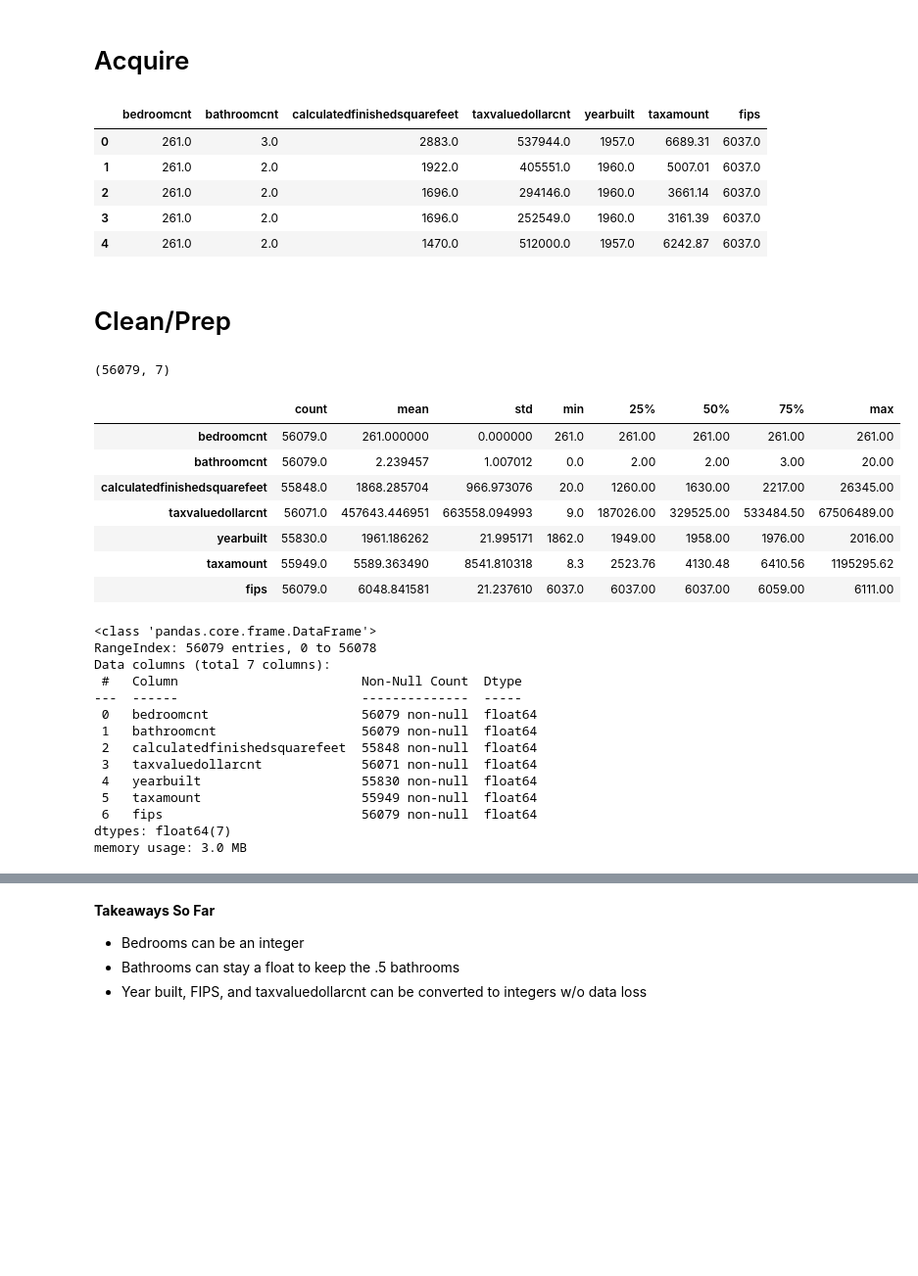
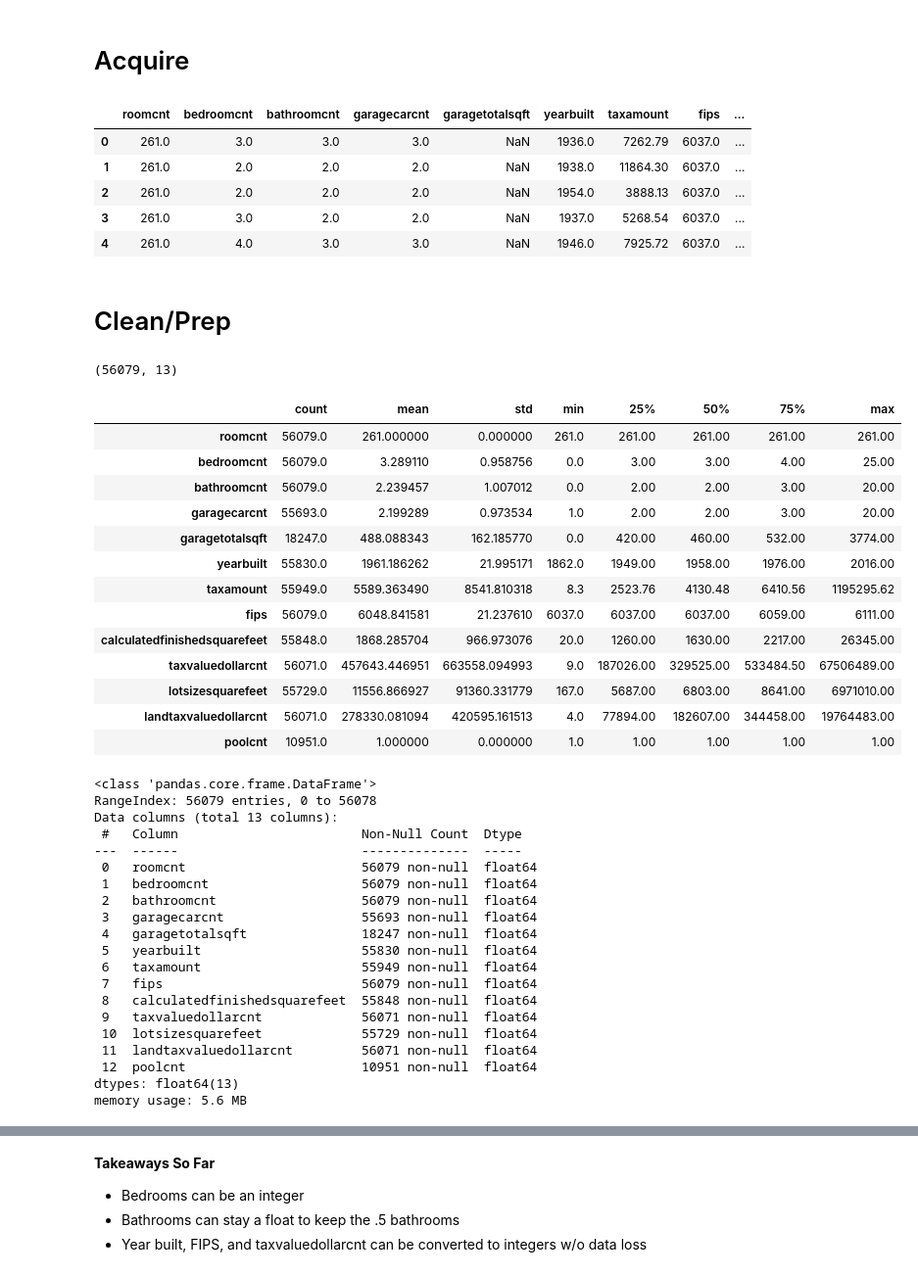
Before and after one commit to SchneemannDavid/regression_project, a Jupyter notebook: working_notebook.ipynb, the cells around one changed output, grey strips where cells are left out. Shown: that part at 98% size. Saved outputs shown, nothing was run; the diff lists cells and outputs as text; code cells hidden in the pictures; blank space fills up the shorter version.

```diff
--- a/working_notebook.ipynb
+++ b/working_notebook.ipynb
@@ -24,15 +24,22 @@ def get_db_url(database):
 # %%
 url = get_db_url('zillow')
 # %%
-df = pd.read_sql('''
+acquire_df = pd.read_sql('''
 SELECT  propertylandusetypeid
+        roomcnt,
         bedroomcnt,
         bathroomcnt,
+        fullbathcnt
+        garagecarcnt,
+        garagetotalsqft,
+        yearbuilt,
+        taxamount,
+        fips,
         calculatedfinishedsquarefeet,
         taxvaluedollarcnt,
-        yearbuilt,
-        taxamount,
-        fips
+        lotsizesquarefeet,
+        landtaxvaluedollarcnt,
+        poolcnt
 FROM properties_2017
 JOIN propertylandusetype USING (propertylandusetypeid)
 JOIN predictions_2017 ON properties_2017.id = predictions_2017.id
@@ -40,45 +47,57 @@ WHERE propertylandusetype.propertylandusedesc = "Single Family Residential"
 AND predictions_2017.transactiondate LIKE "2017%%"
 ''', url)
 # %%
-df.head()
+acquire_df.head()
 # %% [output]
-|  | bedroomcnt | bathroomcnt | calculatedfinishedsquarefeet | taxvaluedollarcnt | yearbuilt | taxamount | fips |
-| 0 | 261.0 | 3.0 | 2883.0 | 537944.0 | 1957.0 | 6689.31 | 6037.0 |
-| 1 | 261.0 | 2.0 | 1922.0 | 405551.0 | 1960.0 | 5007.01 | 6037.0 |
-| 2 | 261.0 | 2.0 | 1696.0 | 294146.0 | 1960.0 | 3661.14 | 6037.0 |
-| 3 | 261.0 | 2.0 | 1696.0 | 252549.0 | 1960.0 | 3161.39 | 6037.0 |
-| 4 | 261.0 | 2.0 | 1470.0 | 512000.0 | 1957.0 | 6242.87 | 6037.0 |
+|  | roomcnt | bedroomcnt | bathroomcnt | garagecarcnt | garagetotalsqft | yearbuilt | taxamount | fips | ... |
+| 0 | 261.0 | 3.0 | 3.0 | 3.0 | NaN | 1936.0 | 7262.79 | 6037.0 | ... |
+| 1 | 261.0 | 2.0 | 2.0 | 2.0 | NaN | 1938.0 | 11864.30 | 6037.0 | ... |
+| 2 | 261.0 | 2.0 | 2.0 | 2.0 | NaN | 1954.0 | 3888.13 | 6037.0 | ... |
+| 3 | 261.0 | 3.0 | 2.0 | 2.0 | NaN | 1937.0 | 5268.54 | 6037.0 | ... |
+| 4 | 261.0 | 4.0 | 3.0 | 3.0 | NaN | 1946.0 | 7925.72 | 6037.0 | ... |
 # %% [markdown]
 # Clean/Prep
 # %%
-df.shape
+acquire_df.shape
 # %% [output]
-(56079, 7)
+(56079, 13)
 # %%
-df.describe().T
+acquire_df.describe().T
 # %% [output]
 |  | count | mean | std | min | 25% | 50% | 75% | max |
-| bedroomcnt | 56079.0 | 261.000000 | 0.000000 | 261.0 | 261.00 | 261.00 | 261.00 | 261.00 |
+| roomcnt | 56079.0 | 261.000000 | 0.000000 | 261.0 | 261.00 | 261.00 | 261.00 | 261.00 |
+| bedroomcnt | 56079.0 | 3.289110 | 0.958756 | 0.0 | 3.00 | 3.00 | 4.00 | 25.00 |
 | bathroomcnt | 56079.0 | 2.239457 | 1.007012 | 0.0 | 2.00 | 2.00 | 3.00 | 20.00 |
-| calculatedfinishedsquarefeet | 55848.0 | 1868.285704 | 966.973076 | 20.0 | 1260.00 | 1630.00 | 2217.00 | 26345.00 |
-| taxvaluedollarcnt | 56071.0 | 457643.446951 | 663558.094993 | 9.0 | 187026.00 | 329525.00 | 533484.50 | 67506489.00 |
+| garagecarcnt | 55693.0 | 2.199289 | 0.973534 | 1.0 | 2.00 | 2.00 | 3.00 | 20.00 |
+| garagetotalsqft | 18247.0 | 488.088343 | 162.185770 | 0.0 | 420.00 | 460.00 | 532.00 | 3774.00 |
 | yearbuilt | 55830.0 | 1961.186262 | 21.995171 | 1862.0 | 1949.00 | 1958.00 | 1976.00 | 2016.00 |
 | taxamount | 55949.0 | 5589.363490 | 8541.810318 | 8.3 | 2523.76 | 4130.48 | 6410.56 | 1195295.62 |
 | fips | 56079.0 | 6048.841581 | 21.237610 | 6037.0 | 6037.00 | 6037.00 | 6059.00 | 6111.00 |
+| calculatedfinishedsquarefeet | 55848.0 | 1868.285704 | 966.973076 | 20.0 | 1260.00 | 1630.00 | 2217.00 | 26345.00 |
+| taxvaluedollarcnt | 56071.0 | 457643.446951 | 663558.094993 | 9.0 | 187026.00 | 329525.00 | 533484.50 | 67506489.00 |
+| lotsizesquarefeet | 55729.0 | 11556.866927 | 91360.331779 | 167.0 | 5687.00 | 6803.00 | 8641.00 | 6971010.00 |
+| landtaxvaluedollarcnt | 56071.0 | 278330.081094 | 420595.161513 | 4.0 | 77894.00 | 182607.00 | 344458.00 | 19764483.00 |
+| poolcnt | 10951.0 | 1.000000 | 0.000000 | 1.0 | 1.00 | 1.00 | 1.00 | 1.00 |
 # %%
-df.info()
+acquire_df.info()
 # %% [output]
 <class 'pandas.core.frame.DataFrame'>
 RangeIndex: 56079 entries, 0 to 56078
-Data columns (total 7 columns):
+Data columns (total 13 columns):
  #   Column                        Non-Null Count  Dtype
 ---  ------                        --------------  -----
- 0   bedroomcnt                    56079 non-null  float64
- 1   bathroomcnt                   56079 non-null  float64
- 2   calculatedfinishedsquarefeet  55848 non-null  float64
- 3   taxvaluedollarcnt             56071 non-null  float64
- 4   yearbuilt                     55830 non-null  float64
- 5   taxamount                     55949 non-null  float64
- 6   fips                          56079 non-null  float64
-dtypes: float64(7)
-memory usage: 3.0 MB
+ 0   roomcnt                       56079 non-null  float64
+ 1   bedroomcnt                    56079 non-null  float64
+ 2   bathroomcnt                   56079 non-null  float64
+ 3   garagecarcnt                  55693 non-null  float64
+ 4   garagetotalsqft               18247 non-null  float64
+ 5   yearbuilt                     55830 non-null  float64
+ 6   taxamount                     55949 non-null  float64
+ 7   fips                          56079 non-null  float64
+ 8   calculatedfinishedsquarefeet  55848 non-null  float64
+ 9   taxvaluedollarcnt             56071 non-null  float64
+ 10  lotsizesquarefeet             55729 non-null  float64
+ 11  landtaxvaluedollarcnt         56071 non-null  float64
+ 12  poolcnt                       10951 non-null  float64
+dtypes: float64(13)
+memory usage: 5.6 MB
```
Also changed, not shown: parts of 35 cells of this notebook, 2 other files.
